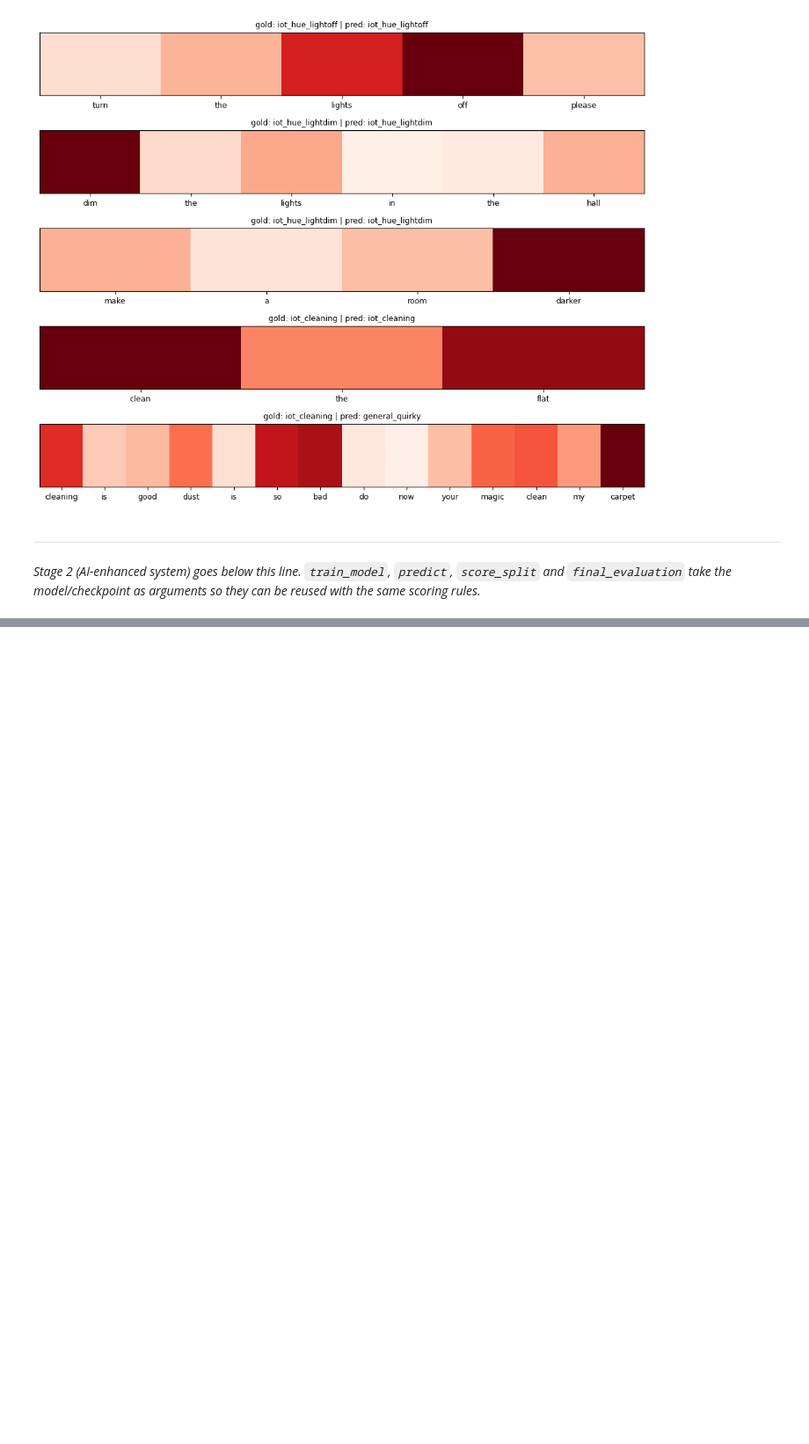
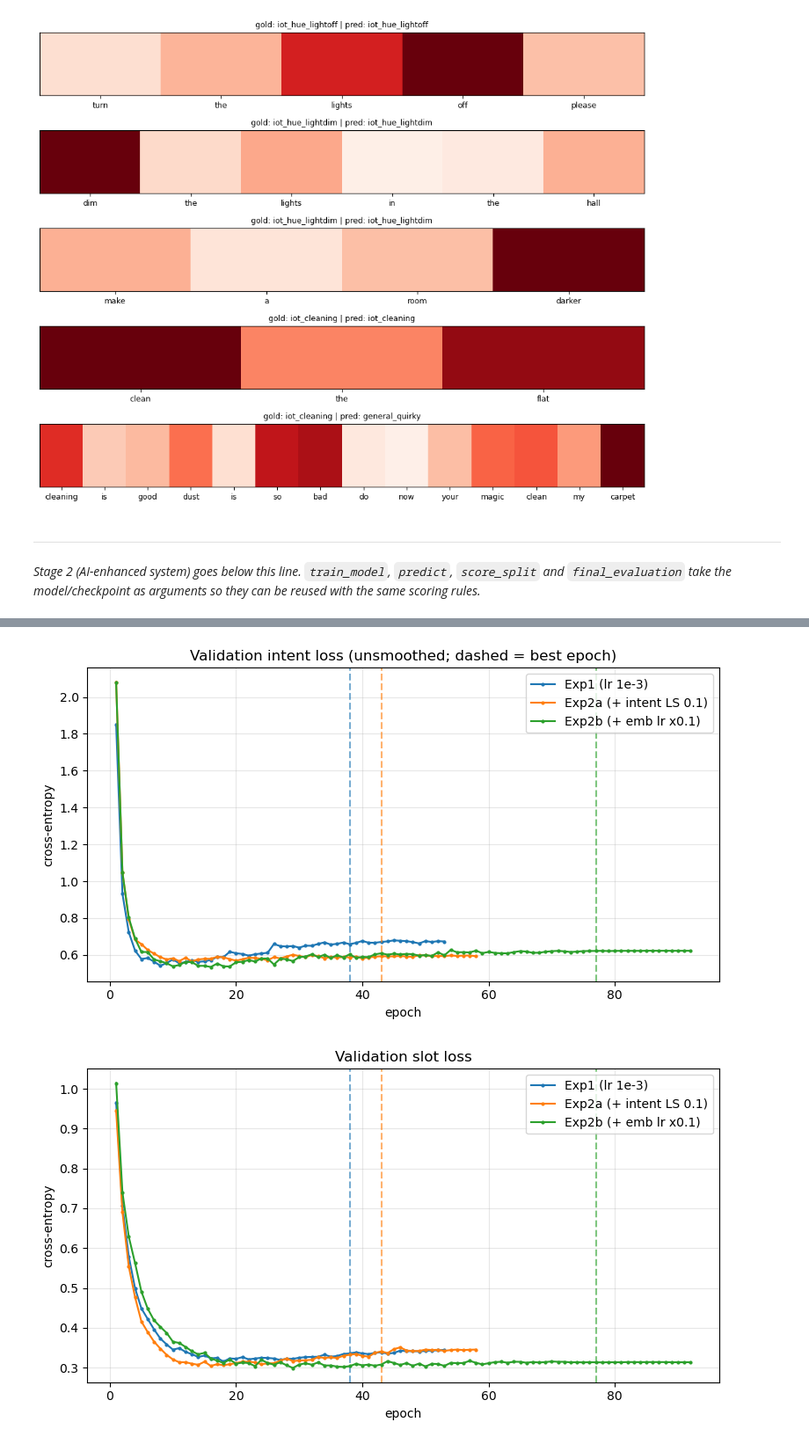
Before and after one commit to Kevin-Hou422/SC4002-Group-Project, a Jupyter notebook: Source/main_biLSTM_Attn.ipynb, the cells around one changed output, grey strips where cells are left out. Shown at 88% size. Saved outputs shown, nothing was run; the diff lists cells and outputs as text; code cells hidden in the pictures; blank space fills up the shorter version.

```diff
--- a/Source/main_biLSTM_Attn.ipynb
+++ b/Source/main_biLSTM_Attn.ipynb
@@ -1259,0 +1696,31 @@ show_attention(attnModel, splits["dev"], n=5)
+# %%
+def load_run(prefix):
+    with open(os.path.join(SAVE_DIR, f"{prefix}_results.json")) as f:
+        res = json.load(f)
+    with open(os.path.join(SAVE_DIR, f"{prefix}_history.json")) as f:
+        hist = json.load(f)
+    return res, hist
+
+def loss_rise(history, key):
+    """(epoch of min, min value, % rise from the min to the last epoch)"""
+    values = get_history_values(history, key)
+    i = int(np.argmin(values))
+    return history[i]["epoch"], values[i], 100 * (values[-1] - values[i]) / values[i]
+
+compareRuns = [
+    ("Stage-1 attn (lr 0.01)", *load_run("attention")),
+    ("Exp1 (lr 1e-3)",         *load_run("stage2_attn_lr1e-3")),
+    ("Exp2a (+ intent LS 0.1)", exp2aResults, exp2aHistory),
+    (f"Exp2b (+ emb lr x{EXP2B_EMB_LR_SCALE})", exp2bResults, exp2bHistory),
+]
+
+print(f"{'Run (validation split)':<26}{'trainable':>11}{'best':>6}{'epochs':>8}{'time(s)':>9}"
+      f"{'Intent':>8}{'SlotF1':>8}{'Comb.':>8}   {'val intent loss min@ep / rise':>30}   {'val slot loss min@ep / rise':>28}")
+for name, res, hist in compareRuns:
+    v = res["validation"]
+    combined = v.get("combined", round((v["intent_acc"] + v["slot_f1"]) / 2, 2))
+    ie, iv, ir = loss_rise(hist, "val_intent_loss")
+    se, sv, sr = loss_rise(hist, "val_slot_loss")
+    print(f"{name:<26}{res['trainable_params']:>11,}{res['best_epoch']:>6}{res['epochs_run']:>8}{res['train_time_s']:>9.0f}"
+          f"{v['intent_acc']:>8.2f}{v['slot_f1']:>8.2f}{combined:>8.2f}   "
+          f"{iv:>14.3f} @ {ie:<3d} / {ir:+5.1f}%   {sv:>12.3f} @ {se:<3d} / {sr:+5.1f}%")
@@ -1259,0 +1733,11 @@ show_attention(attnModel, splits["dev"], n=5)
+# %%
+exp2Runs = [(hist, name, res["best_epoch"]) for name, res, hist in compareRuns[1:]]   # Exp1, 2a, 2b
+plot_compare(exp2Runs, "val_intent_loss", "Validation intent loss (unsmoothed; dashed = best epoch)", "cross-entropy")
+plot_compare(exp2Runs, "val_slot_loss", "Validation slot loss", "cross-entropy")
+plot_compare(exp2Runs, "train_intent_loss", "Training intent loss (unsmoothed)", "cross-entropy")
+plot_compare(exp2Runs, "val_intent_acc", "Validation intent accuracy", "accuracy (%)")
+plot_compare(exp2Runs, "val_slot_f1", "Validation slot micro-F1", "F1 (%)")
+plot_compare(exp2Runs, "val_score", "Validation combined score", "(intent acc + slot F1) / 2")
+# %% [output]
+[figure, added]
+[figure, added]
```
Also changed, not shown: parts of 33 cells of this notebook, 2 other files.
